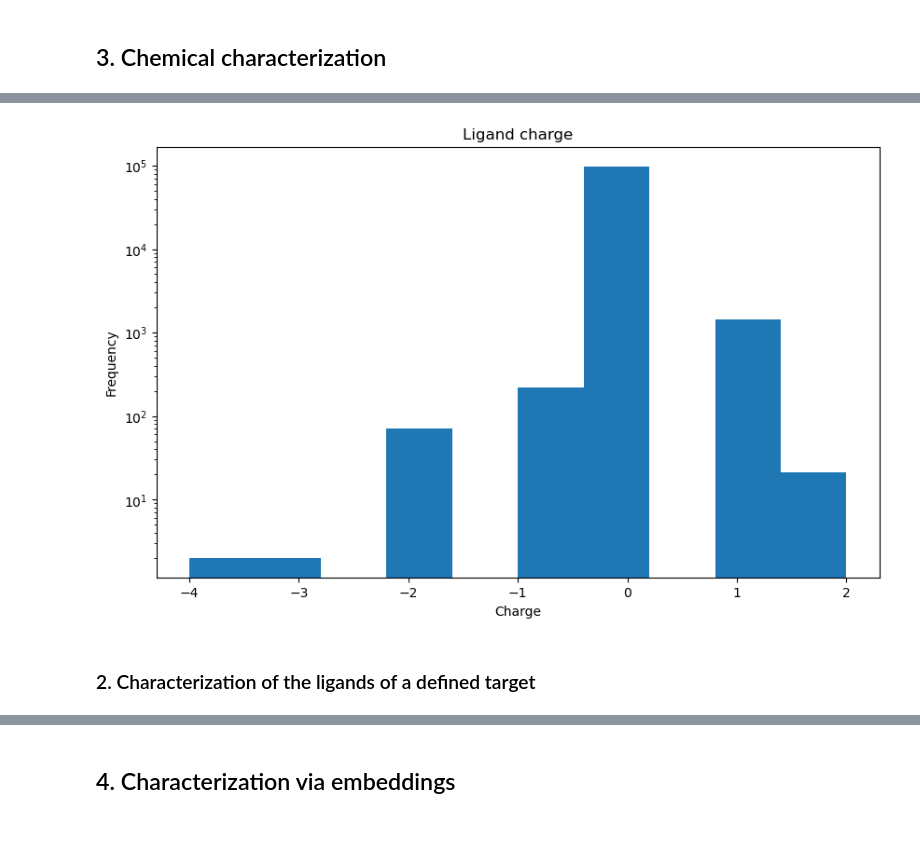
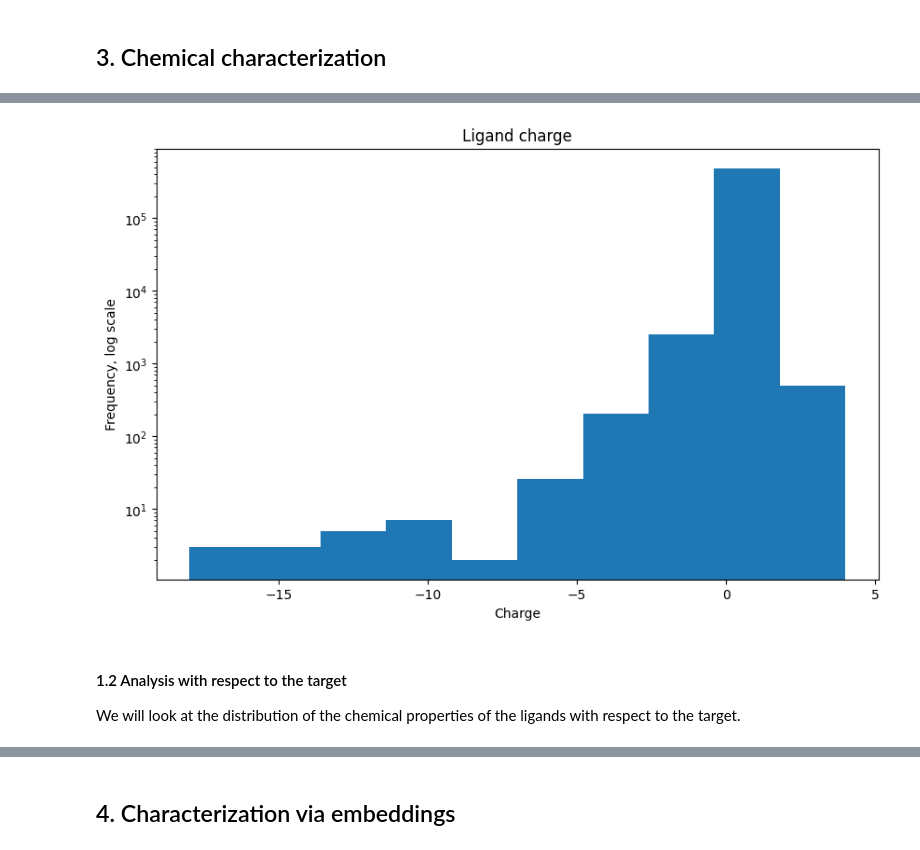
Before and after one commit to epfl-ada/ada-2024-project-laambada, a Jupyter notebook: results.ipynb, the cells around one changed output, grey strips where cells are left out. Cells and saved outputs as stored; diff of their text form; code cells hidden in the pictures.

```diff
--- a/results.ipynb
+++ b/results.ipynb
@@ -580,0 +593,6 @@ df_bindingDB['RDKIT Molecules'] = smiles_to_molecules
+# %%
+df_bindingDB_filtered['RDKIT Molecules'].isna().sum()
+print(f"Number of molecules not processed by rdkit: {df_bindingDB_filtered['RDKIT Molecules'].isna().sum()} out of {len(df_bindingDB_filtered)} ligands")
+
+# Cleaning
+df_bindingDB_filtered.dropna(subset=['RDKIT Molecules'], inplace=True)
@@ -586,26 +613,24 @@ df_bindingDB['RDKIT Molecules'] = smiles_to_molecules
 # 1. Molecular weight
 molecular_weights = []
 
-for molecule in df_subset['RDKIT Molecules']:
+for molecule in df_bindingDB_filtered['RDKIT Molecules']:
     start_time = time.time()
     mw = Descriptors.MolWt(molecule)
     molecular_weights.append(mw)
     end_time = time.time()
     execution_times.append(end_time - start_time)
 
-# Calculer les statistiques
+df_bindingDB_filtered['Ligand MW'] = molecular_weights
+
 mean_time = np.mean(execution_times)
 std_time = np.std(execution_times)
 
 print(f"Mean execution time: {mean_time} seconds")
 print(f"Standard deviation: {std_time} seconds")
-print(f"Estimation for the full dataset: {round(len(df_bindingDB)*mean_time/60)} minutes")
 
 # Plot
-molecular_weights = pd.Series(molecular_weights)
-
 plt.figure(figsize=(10, 6))
-molecular_weights.plot(kind = 'hist', logy=True)
+df_bindingDB_filtered['Ligand MW'].plot(kind = 'hist', logy=True)
 plt.xlabel('Molecular weight')
 plt.ylabel('Frequency, log scale')
 plt.title('Molecular weight of ligands')
@@ -618,8 +642,8 @@ Estimation for the full dataset: 5 minutes
 # %%
 # 2. Functionnal group counts
 
-# Example SMILES list from your DataFrame
-smiles_list = df_subset['Ligand SMILES']  # Assuming ligands_subset is a DataFrame
+# Extract SMILES
+smiles_list = df_bindingDB_filtered['Ligand SMILES']
 
 # Calculate functional group counts for each molecule
 results = []
@@ -635,7 +659,6 @@ for smiles in smiles_list:
             "Amide": Fragments.fr_amide(molecule),
             "Ketone": Fragments.fr_ketone(molecule),
             "Benzene Ring": Fragments.fr_benzene(molecule),
-            # Add additional groups as desired
         }
         results.append(counts)
 
@@ -649,7 +672,6 @@ column_means = df_results.mean()
 
 plt.figure(figsize=(10, 6))
 column_means.plot(kind='bar')
-plt.xlabel('Features')
 plt.ylabel('Mean Value')
 plt.title('Mean of functionnal group counts')
 plt.xticks(rotation=45)
@@ -659,9 +681,9 @@ plt.show()
 # %%
 # 3. Hydrophobicity
-df_subset['logP'] = [Descriptors.MolLogP(molecule) for molecule in df_subset['RDKIT Molecules']]
+df_bindingDB_filtered['logP'] = [Descriptors.MolLogP(molecule) for molecule in df_bindingDB_filtered['RDKIT Molecules']]
 
 plt.figure(figsize=(10, 6))
-df_subset['logP'].plot(kind='hist')
+df_bindingDB_filtered['logP'].plot(kind='hist')
 plt.xlabel('logP')
 plt.ylabel('Frequency')
 plt.title('logP distribution')
@@ -669,14 +693,16 @@ plt.show()
 # %%
 # 4. Charge
-df_subset['Charge'] = [Chem.GetFormalCharge(molecule) for molecule in df_subset['RDKIT Molecules']]
+df_bindingDB_filtered['Charge'] = [Chem.GetFormalCharge(molecule) for molecule in df_bindingDB_filtered['RDKIT Molecules']]
 
 plt.figure(figsize=(10, 6))
-df_subset['Charge'].plot(kind='hist', logy=True)
+df_bindingDB_filtered['Charge'].plot(kind='hist', logy=True)
 plt.xlabel('Charge')
 plt.ylabel('Frequency, log scale')
 plt.title('Ligand charge')
 plt.show()
 # %% [output]
-[figure, old version]
+[figure, new version]
-# %% [markdown]
-### 2. Characterization of the ligands of a defined target
+# %% [markdown]
+#### 1.2 Analysis with respect to the target
+
+We will look at the distribution of the chemical properties of the ligands with respect to the target.
```
Also changed, not shown: parts of 44 cells of this notebook, 2 other files.
